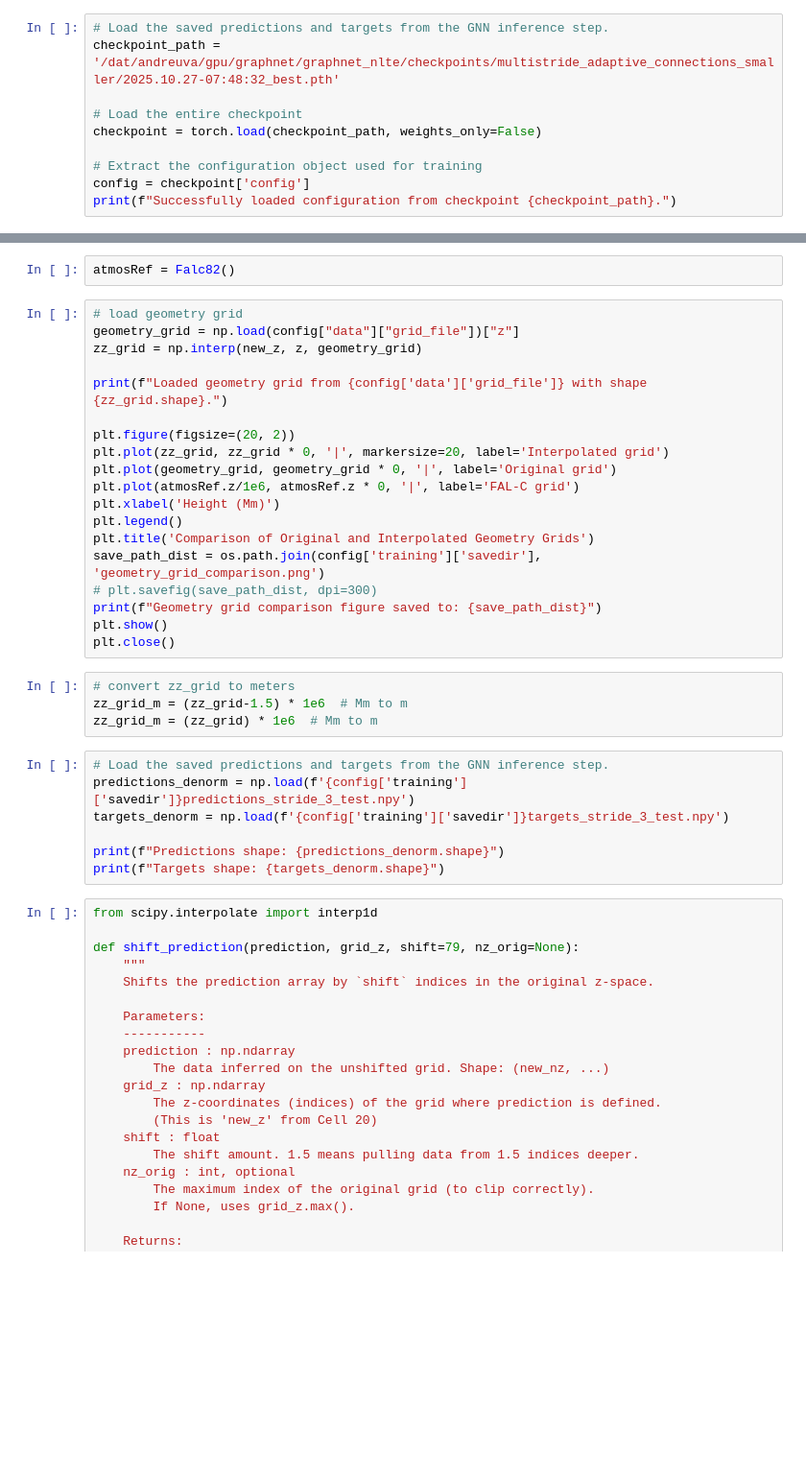
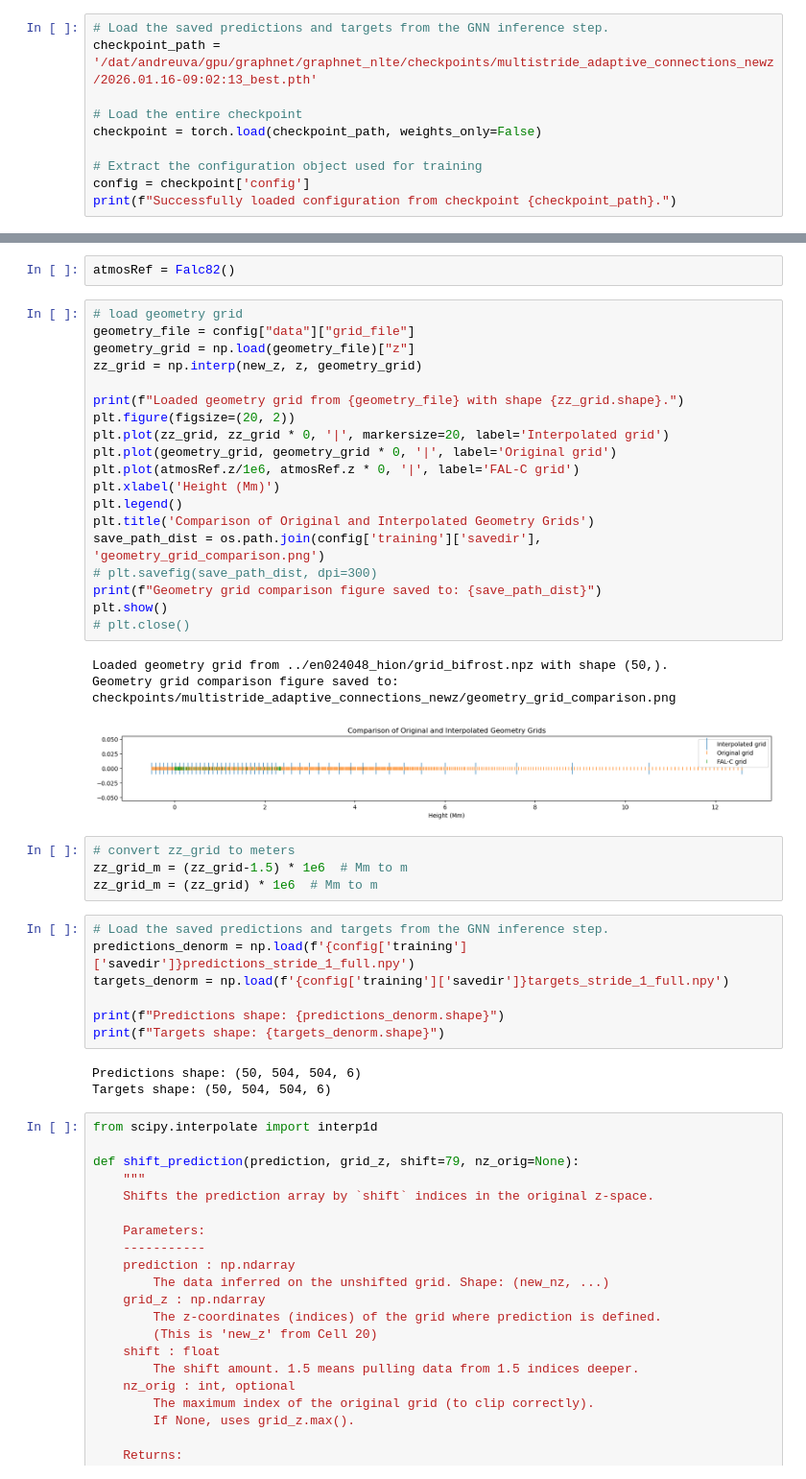
Before and after one commit to andreuva/graphnet_nlte, a Jupyter notebook: synthesis.ipynb, the cells around one changed output, grey strips where cells are left out. Shown at 96% size. Saved outputs shown, nothing was run; the diff lists cells and outputs as text; blank space fills up the shorter version.

```diff
--- a/synthesis.ipynb
+++ b/synthesis.ipynb
@@ -16,7 +16,7 @@ import torch
 import time
 # %%
 # Load the saved predictions and targets from the GNN inference step.
-checkpoint_path = '/dat/andreuva/gpu/graphnet/graphnet_nlte/checkpoints/multistride_adaptive_connections_smaller/2025.10.27-07:48:32_best.pth'
+checkpoint_path = '/dat/andreuva/gpu/graphnet/graphnet_nlte/checkpoints/multistride_adaptive_connections_newz/2026.01.16-09:02:13_best.pth'
 
 # Load the entire checkpoint
 checkpoint = torch.load(checkpoint_path, weights_only=False)
@@ -80,34 +88,41 @@ print(f"New shape: {pops.shape}")
 atmosRef = Falc82()
 # %%
 # load geometry grid
-geometry_grid = np.load(config["data"]["grid_file"])["z"]
+geometry_file = config["data"]["grid_file"]
+geometry_grid = np.load(geometry_file)["z"]
 zz_grid = np.interp(new_z, z, geometry_grid)
 
-print(f"Loaded geometry grid from {config['data']['grid_file']} with shape {zz_grid.shape}.")
-
+print(f"Loaded geometry grid from {geometry_file} with shape {zz_grid.shape}.")
 plt.figure(figsize=(20, 2))
 plt.plot(zz_grid, zz_grid * 0, '|', markersize=20, label='Interpolated grid')
 plt.plot(geometry_grid, geometry_grid * 0, '|', label='Original grid')
 plt.plot(atmosRef.z/1e6, atmosRef.z * 0, '|', label='FAL-C grid')
 plt.xlabel('Height (Mm)')
 plt.legend()
 plt.title('Comparison of Original and Interpolated Geometry Grids')
 save_path_dist = os.path.join(config['training']['savedir'], 'geometry_grid_comparison.png')
 # plt.savefig(save_path_dist, dpi=300)
 print(f"Geometry grid comparison figure saved to: {save_path_dist}")
 plt.show()
-plt.close()
+# plt.close()
+# %% [output]
+Loaded geometry grid from ../en024048_hion/grid_bifrost.npz with shape (50,).
+Geometry grid comparison figure saved to: checkpoints/multistride_adaptive_connections_newz/geometry_grid_comparison.png
+[figure, added]
 # %%
 # convert zz_grid to meters
 zz_grid_m = (zz_grid-1.5) * 1e6  # Mm to m
 zz_grid_m = (zz_grid) * 1e6  # Mm to m
 # %%
 # Load the saved predictions and targets from the GNN inference step.
-predictions_denorm = np.load(f'{config['training']['savedir']}predictions_stride_3_test.npy')
-targets_denorm = np.load(f'{config['training']['savedir']}targets_stride_3_test.npy')
+predictions_denorm = np.load(f'{config['training']['savedir']}predictions_stride_1_full.npy')
+targets_denorm = np.load(f'{config['training']['savedir']}targets_stride_1_full.npy')
 
 print(f"Predictions shape: {predictions_denorm.shape}")
 print(f"Targets shape: {targets_denorm.shape}")
+# %% [output]
+Predictions shape: (50, 504, 504, 6)
+Targets shape: (50, 504, 504, 6)
 # %%
 from scipy.interpolate import interp1d
 
```
Also changed, not shown: parts of 13 cells of this notebook, 5 other files.
